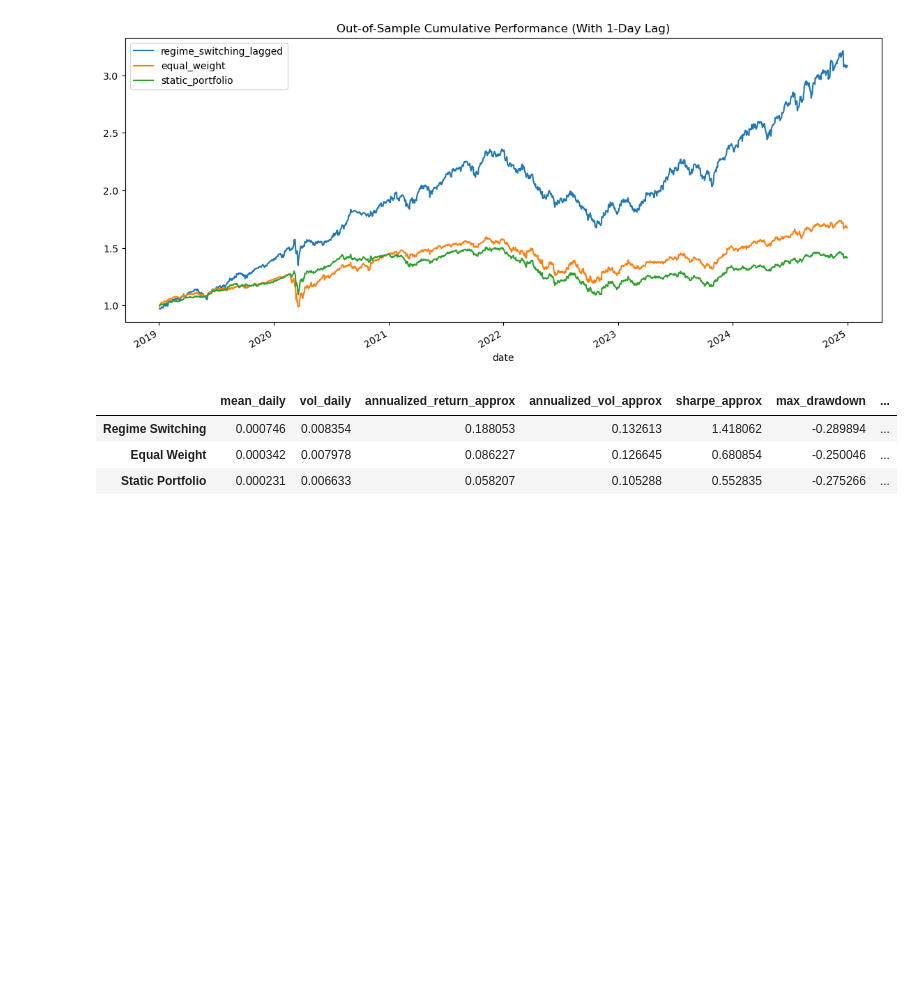
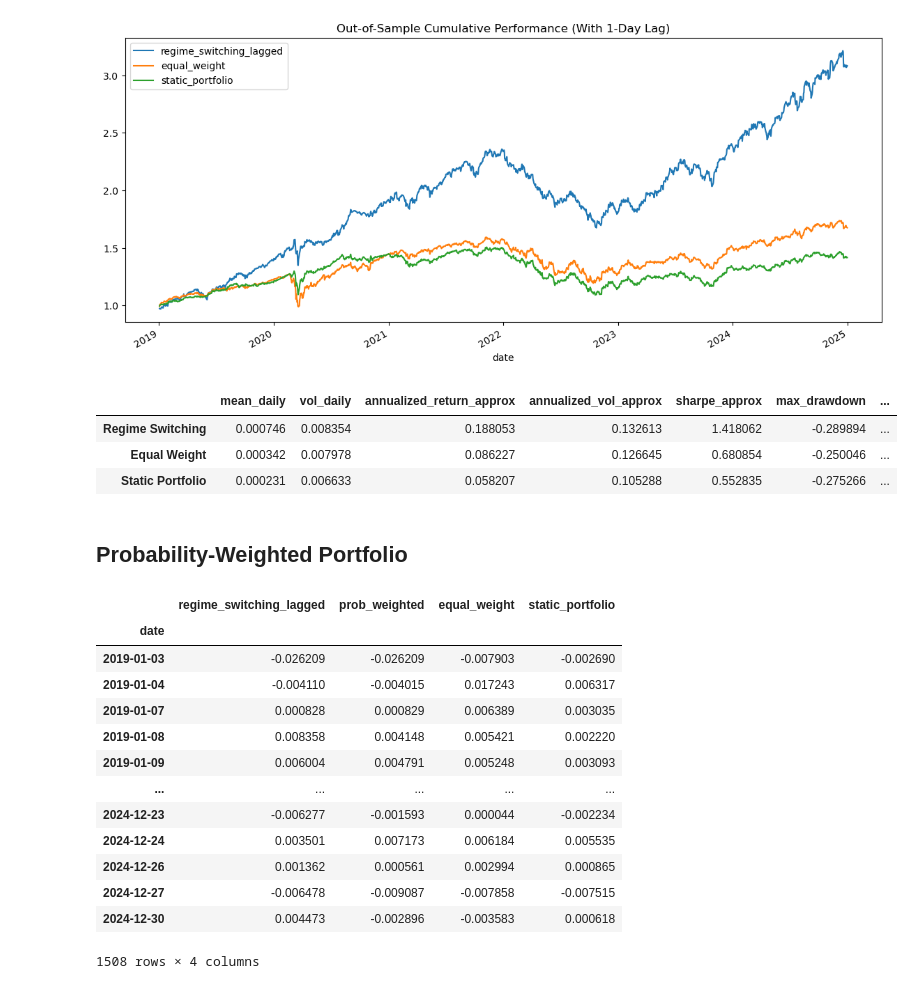
Before and after one commit to LTam2024/hmmRegimeDetect, a Jupyter notebook: regimeDetect.ipynb, the cells around one changed output. Saved outputs shown, nothing was run; the diff lists cells and outputs as text; code cells hidden in the pictures; blank space fills up the shorter version.

```diff
--- a/regimeDetect.ipynb
+++ b/regimeDetect.ipynb
@@ -611,3 +611,5 @@ performanceSummaryLagged
 | Regime Switching | 0.000746 | 0.008354 | 0.188053 | 0.132613 | 1.418062 | -0.289894 | ... |
 | Equal Weight | 0.000342 | 0.007978 | 0.086227 | 0.126645 | 0.680854 | -0.250046 | ... |
 | Static Portfolio | 0.000231 | 0.006633 | 0.058207 | 0.105288 | 0.552835 | -0.275266 | ... |
+# %% [markdown]
+## Probability-Weighted Portfolio
@@ -613,0 +622,18 @@ performanceSummaryLagged
+# %%
+backtestDf = pd.concat([regimeWeightedLagged, regimeProbabilityWeightedLagged, equallyWeightedLagged, staticWeightedLagged], axis=1).dropna()
+backtestDf
+# %% [output]
+|  | regime_switching_lagged | prob_weighted | equal_weight | static_portfolio |
+| date |  |  |  |  |
+| 2019-01-03 | -0.026209 | -0.026209 | -0.007903 | -0.002690 |
+| 2019-01-04 | -0.004110 | -0.004015 | 0.017243 | 0.006317 |
+| 2019-01-07 | 0.000828 | 0.000829 | 0.006389 | 0.003035 |
+| 2019-01-08 | 0.008358 | 0.004148 | 0.005421 | 0.002220 |
+| 2019-01-09 | 0.006004 | 0.004791 | 0.005248 | 0.003093 |
+| ... | ... | ... | ... | ... |
+| 2024-12-23 | -0.006277 | -0.001593 | 0.000044 | -0.002234 |
+| 2024-12-24 | 0.003501 | 0.007173 | 0.006184 | 0.005535 |
+| 2024-12-26 | 0.001362 | 0.000561 | 0.002994 | 0.000865 |
+| 2024-12-27 | -0.006478 | -0.009087 | -0.007858 | -0.007515 |
+| 2024-12-30 | 0.004473 | -0.002896 | -0.003583 | 0.000618 |
+1508 rows × 4 columns
```
Also changed, not shown: parts of 5 cells of this notebook, 1 other file.
